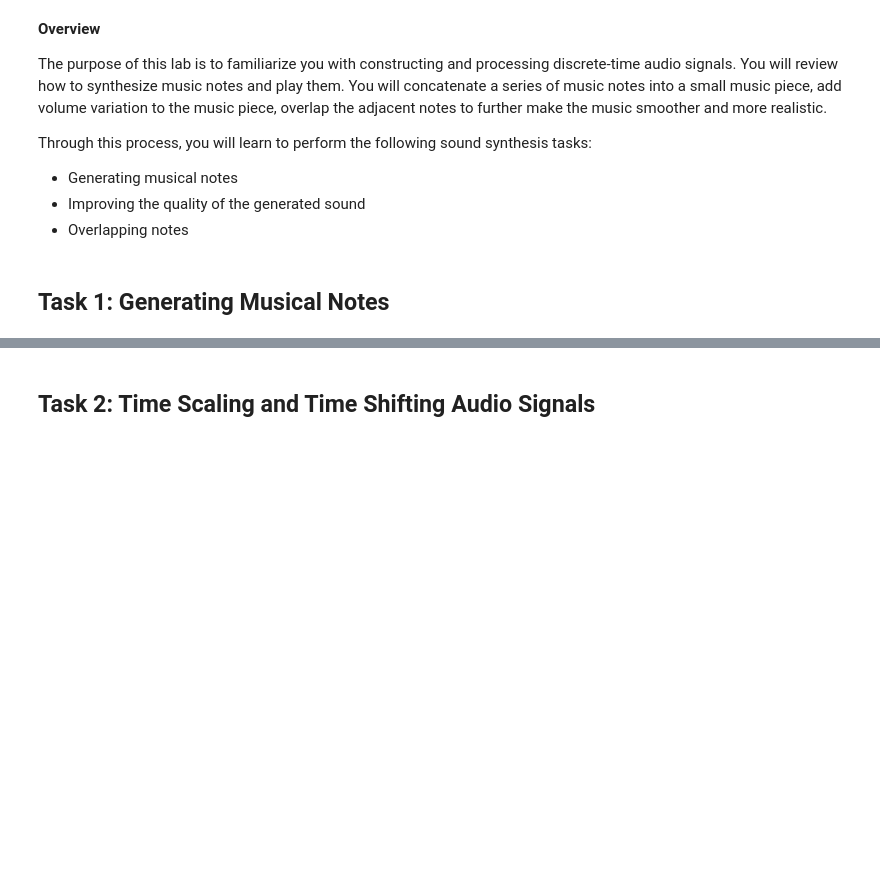
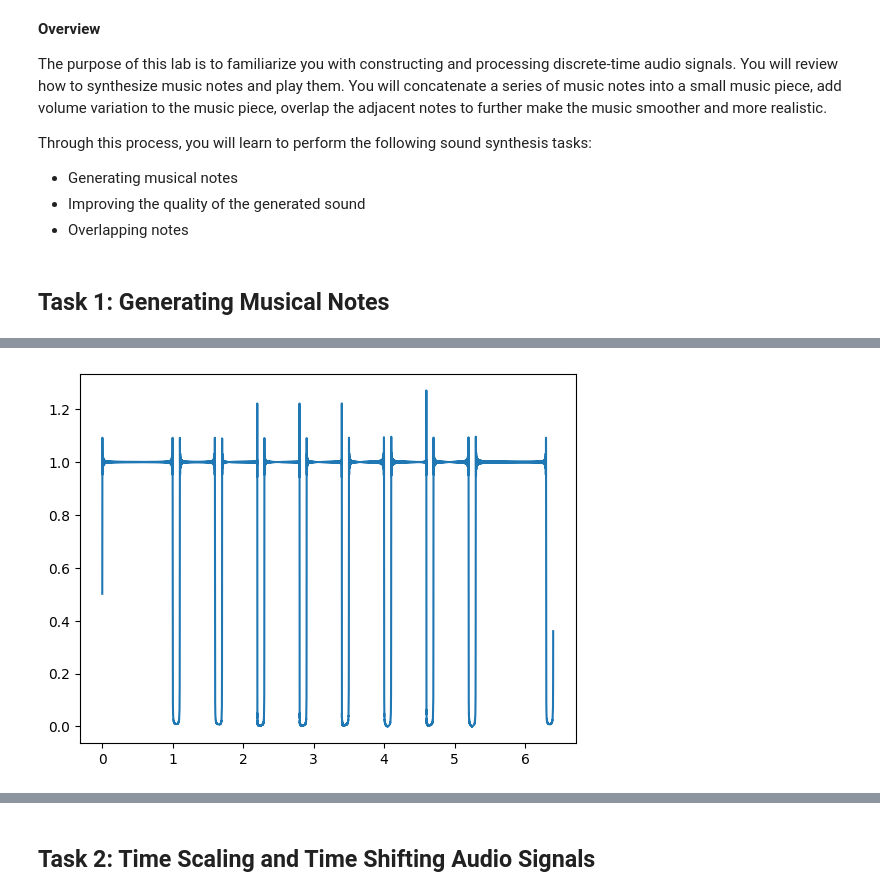
Before and after one commit to wmhst7/TECHIN513, a Jupyter notebook: Lab1/Lab1_Template.ipynb, the cells around one changed output, grey strips where cells are left out. Drawn from its saved outputs; the diff is of its cells as text; code cells hidden in the pictures; blank space fills up the shorter version.

```diff
--- a/Lab1/Lab1_Template.ipynb
+++ b/Lab1/Lab1_Template.ipynb
@@ -44,6 +44,7 @@ def play(data, num_channels=DEFAULT_NUM_CHANNELS, bytes_per_sample=DEFAULT_BYTES
         sample_rate: The sample rate.
     """
     # Enter code here
+    return ipd.Audio(data, rate=sample_rate, autoplay=True)
 
 
 def display_envelope(signal, duration=-1, sample_rate=DEFAULT_SAMPLE_RATE, bytes_per_sample=DEFAULT_BYTES_PER_SAMPLE):
@@ -100,0 +148,39 @@ def note(frequency, duration, amplitude=DEFAULT_AMPLITUDE, sample_rate=DEFAULT_S
+# %%
+QUARTER_NOTE_DURATION = 0.5
+HALF_NOTE_DURATION = 2 * QUARTER_NOTE_DURATION
+REST_DURATION = 0.1
+
+def rest(duration, sample_rate=DEFAULT_SAMPLE_RATE):
+    return np.zeros(int(sample_rate * duration))
+
+# Define the musical score for Scarborough Fair
+# Sequence of tuples: (note_frequency, duration)
+score = [
+    (A, HALF_NOTE_DURATION),
+    (A, QUARTER_NOTE_DURATION),
+    (E, QUARTER_NOTE_DURATION),
+    (E, QUARTER_NOTE_DURATION),
+    (E, QUARTER_NOTE_DURATION),
+    (B, QUARTER_NOTE_DURATION),
+    (C, QUARTER_NOTE_DURATION),
+    (B, QUARTER_NOTE_DURATION),
+    (A, HALF_NOTE_DURATION),
+]
+
+
+audio_samples = []
+for freq, duration in score:
+    audio_samples.append(note(freq, duration))
+    audio_samples.append(rest(REST_DURATION))
+
+# Concatenate all audio samples
+audio_samples = np.concatenate(audio_samples)
+
+display_envelope(audio_samples)
+
+
+# Play the audio sample
+audio_player = play(audio_samples)
+audio_player
+# %% [output]
+[figure, added]
```
Also changed, not shown: parts of 22 cells of this notebook, 8 other files.
